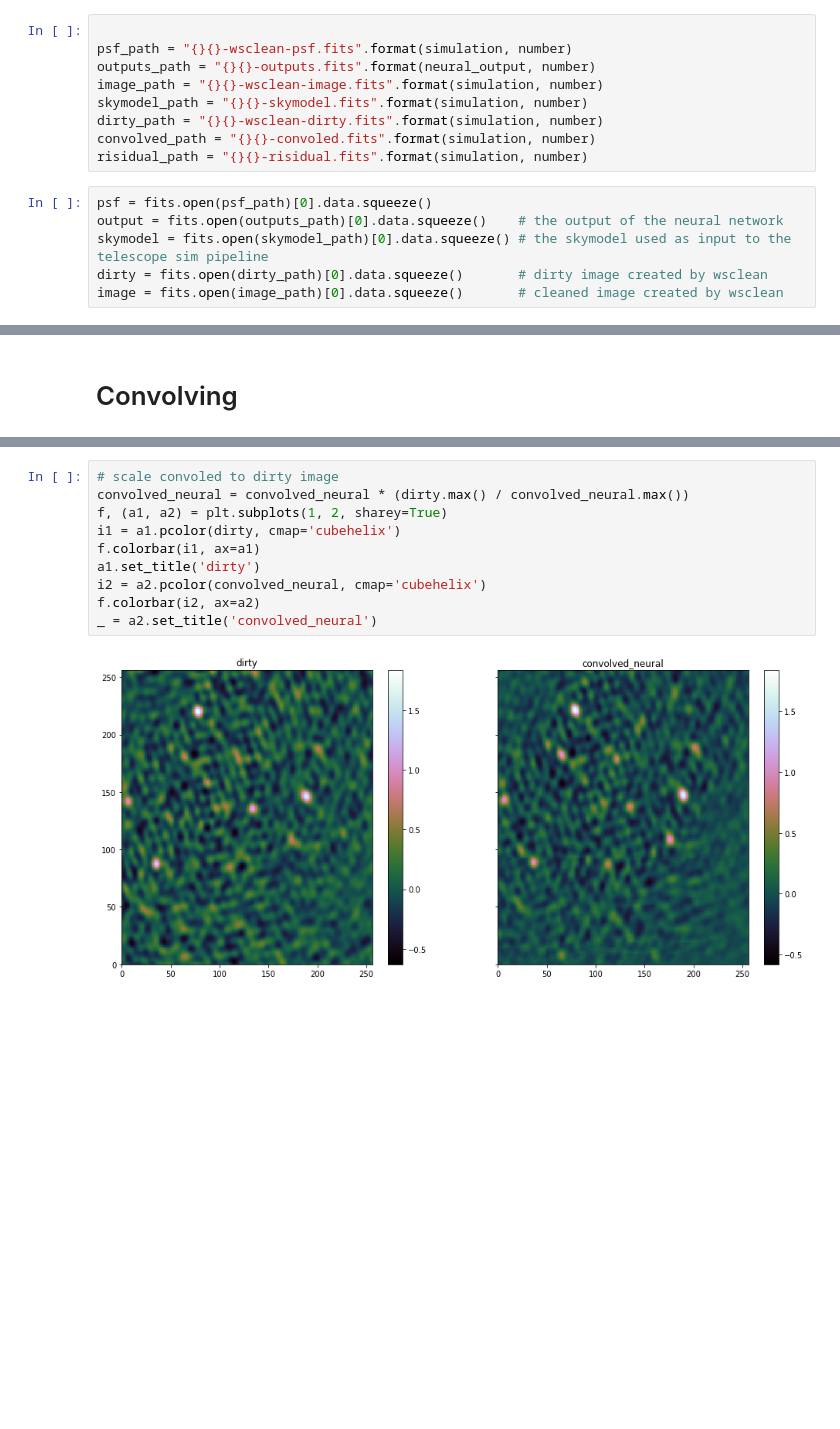
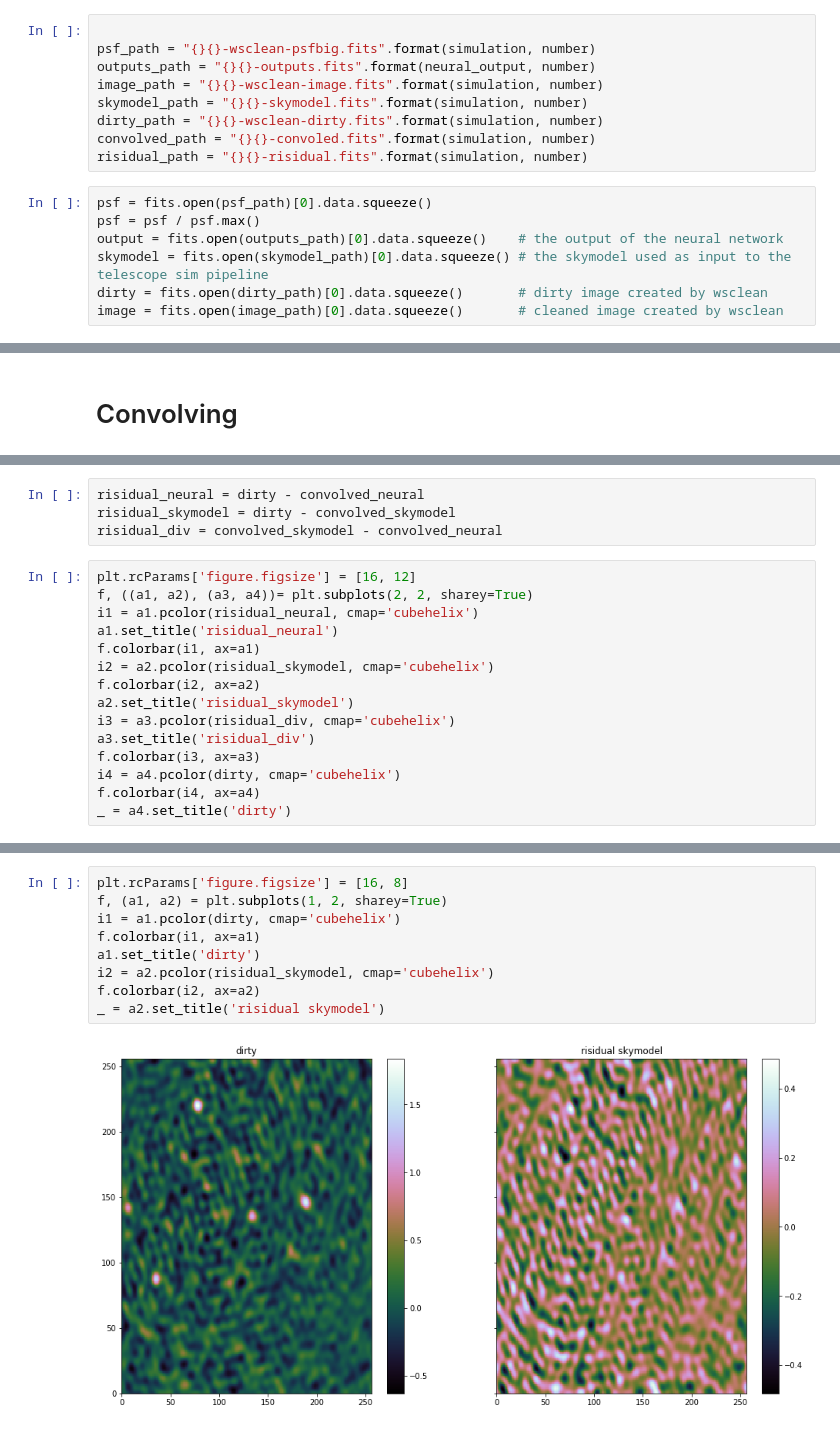
Before and after one commit to gijzelaerr/vacuum-cleaner, a Jupyter notebook: notebooks/convolve.ipynb, the cells around one changed output, grey strips where cells are left out. Saved outputs shown, nothing was run; the diff lists cells and outputs as text; blank space fills up the shorter version.

```diff
--- a/notebooks/convolve.ipynb
+++ b/notebooks/convolve.ipynb
@@ -38,6 +38,6 @@ number = 401
 # %%
 
-psf_path = "{}{}-wsclean-psf.fits".format(simulation, number)
+psf_path = "{}{}-wsclean-psfbig.fits".format(simulation, number)
 outputs_path = "{}{}-outputs.fits".format(neural_output, number)
 image_path = "{}{}-wsclean-image.fits".format(simulation, number)
 skymodel_path = "{}{}-skymodel.fits".format(simulation, number)
@@ -46,6 +46,7 @@ convolved_path = "{}{}-convoled.fits".format(simulation, number)
 risidual_path = "{}{}-risidual.fits".format(simulation, number)
 # %%
 psf = fits.open(psf_path)[0].data.squeeze()
+psf = psf / psf.max()
 output = fits.open(outputs_path)[0].data.squeeze()    # the output of the neural network
 skymodel = fits.open(skymodel_path)[0].data.squeeze() # the skymodel used as input to the telescope sim pipeline
 dirty = fits.open(dirty_path)[0].data.squeeze()       # dirty image created by wsclean
@@ -150,0 +179,19 @@ _ = a2.set_title('convolved_neural')
+# %%
+risidual_neural = dirty - convolved_neural
+risidual_skymodel = dirty - convolved_skymodel
+risidual_div = convolved_skymodel - convolved_neural
+# %%
+plt.rcParams['figure.figsize'] = [16, 12]
+f, ((a1, a2), (a3, a4))= plt.subplots(2, 2, sharey=True)
+i1 = a1.pcolor(risidual_neural, cmap='cubehelix')
+a1.set_title('risidual_neural')
+f.colorbar(i1, ax=a1)
+i2 = a2.pcolor(risidual_skymodel, cmap='cubehelix')
+f.colorbar(i2, ax=a2)
+a2.set_title('risidual_skymodel')
+i3 = a3.pcolor(risidual_div, cmap='cubehelix')
+a3.set_title('risidual_div')
+f.colorbar(i3, ax=a3)
+i4 = a4.pcolor(dirty, cmap='cubehelix')
+f.colorbar(i4, ax=a4)
+_ = a4.set_title('dirty')
@@ -151,12 +200,11 @@ _ = a2.set_title('convolved_neural')
 # %%
-# scale convoled to dirty image
-convolved_neural = convolved_neural * (dirty.max() / convolved_neural.max())
+plt.rcParams['figure.figsize'] = [16, 8]
 f, (a1, a2) = plt.subplots(1, 2, sharey=True)
 i1 = a1.pcolor(dirty, cmap='cubehelix')
 f.colorbar(i1, ax=a1)
 a1.set_title('dirty')
-i2 = a2.pcolor(convolved_neural, cmap='cubehelix')
+i2 = a2.pcolor(risidual_skymodel, cmap='cubehelix')
 f.colorbar(i2, ax=a2)
-_ = a2.set_title('convolved_neural')
+_ = a2.set_title('risidual skymodel')
 # %% [output]
-[figure, old version]
+[figure, new version]
```
Also changed, not shown: parts of 19 cells of this notebook, 1 other file.
